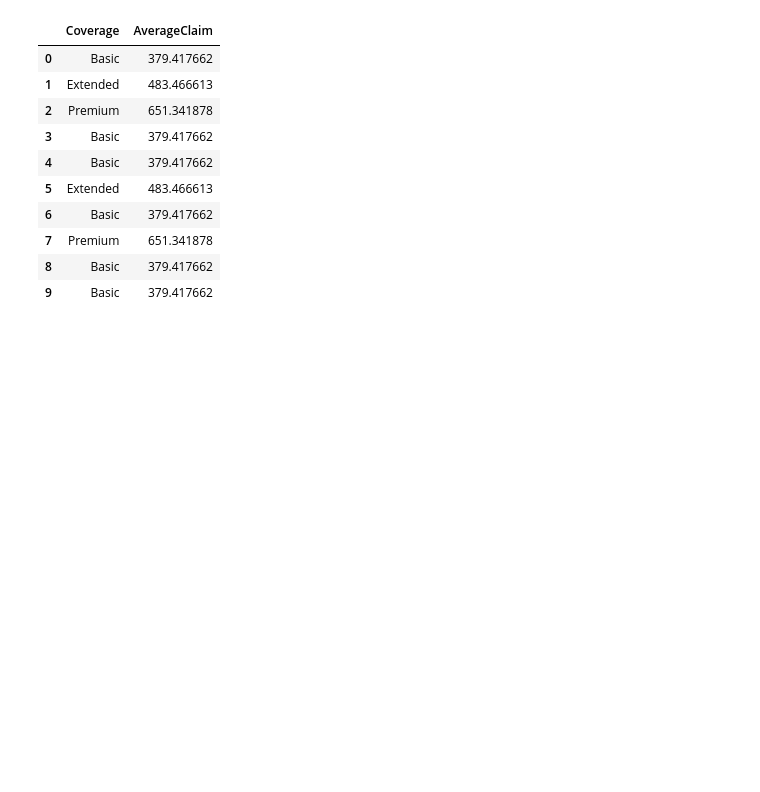
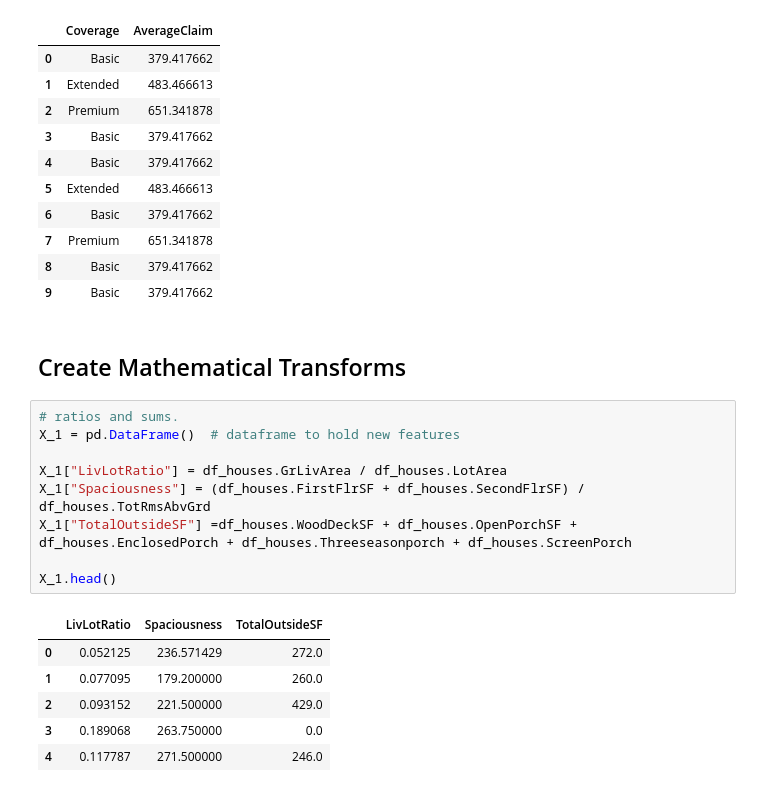
Before and after one commit to PauloFS01/machine_learning, a Jupyter notebook: Feature Engeneering/creating_features.ipynb, the cells around one changed output. Drawn from its saved outputs; the diff is of its cells as text; blank space fills up the shorter version.

Commit message:
mathematical transformation exercicies

```diff
--- a/Feature Engeneering/creating_features.ipynb
+++ b/Feature Engeneering/creating_features.ipynb
@@ -173,3 +174,21 @@ df_valid[["Coverage", "AverageClaim"]].head(10)
 | 7 | Premium | 651.341878 |
 | 8 | Basic | 379.417662 |
 | 9 | Basic | 379.417662 |
+# %% [markdown]
+##  Create Mathematical Transforms
+# %%
+# ratios and sums.
+X_1 = pd.DataFrame()  # dataframe to hold new features
+
+X_1["LivLotRatio"] = df_houses.GrLivArea / df_houses.LotArea
+X_1["Spaciousness"] = (df_houses.FirstFlrSF + df_houses.SecondFlrSF) / df_houses.TotRmsAbvGrd
+X_1["TotalOutsideSF"] =df_houses.WoodDeckSF + df_houses.OpenPorchSF + df_houses.EnclosedPorch + df_houses.Threeseasonporch + df_houses.ScreenPorch
+
+X_1.head()
+# %% [output]
+|  | LivLotRatio | Spaciousness | TotalOutsideSF |
+| 0 | 0.052125 | 236.571429 | 272.0 |
+| 1 | 0.077095 | 179.200000 | 260.0 |
+| 2 | 0.093152 | 221.500000 | 429.0 |
+| 3 | 0.189068 | 263.750000 | 0.0 |
+| 4 | 0.117787 | 271.500000 | 246.0 |
```
Also changed, not shown: parts of 8 cells of this notebook.
